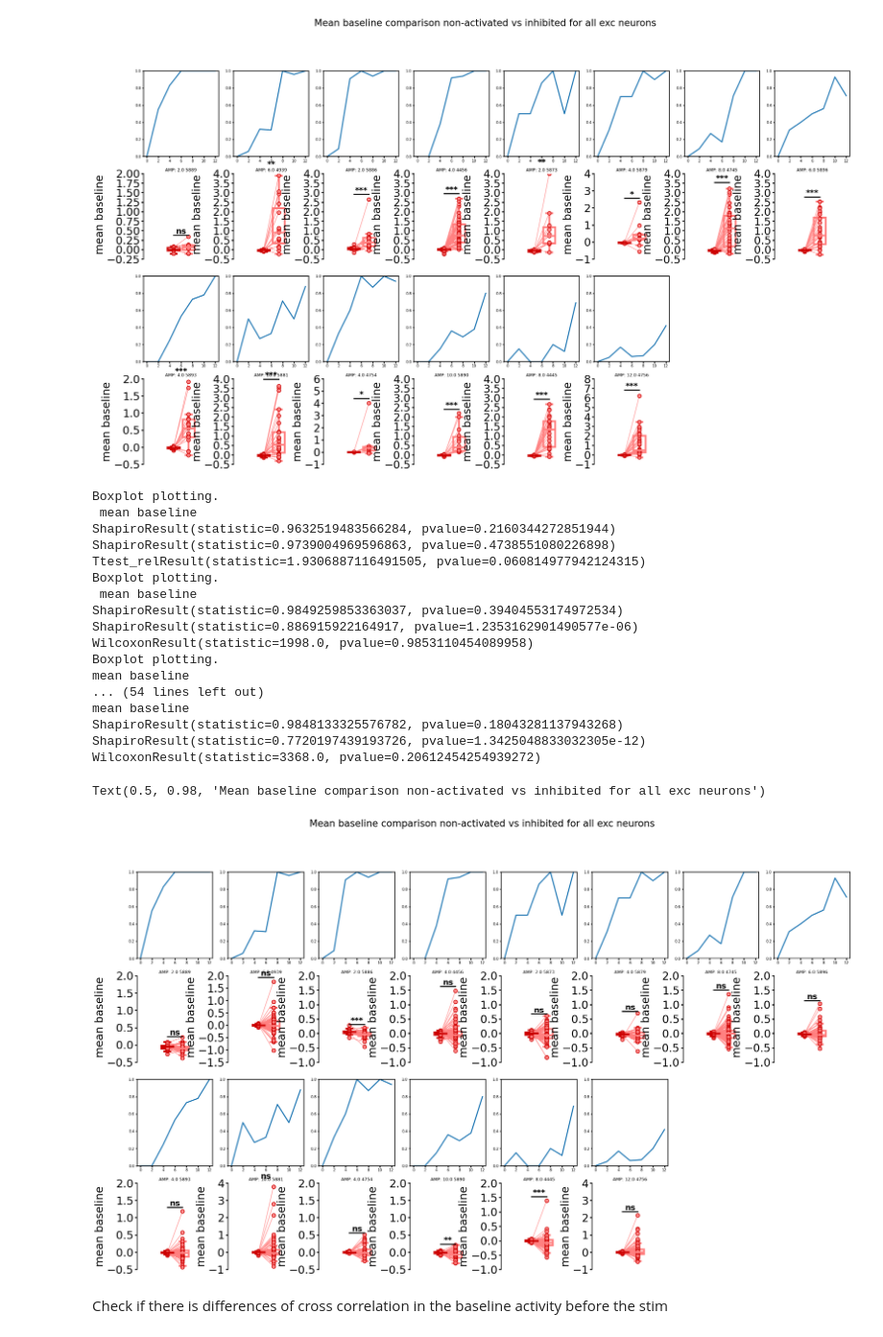
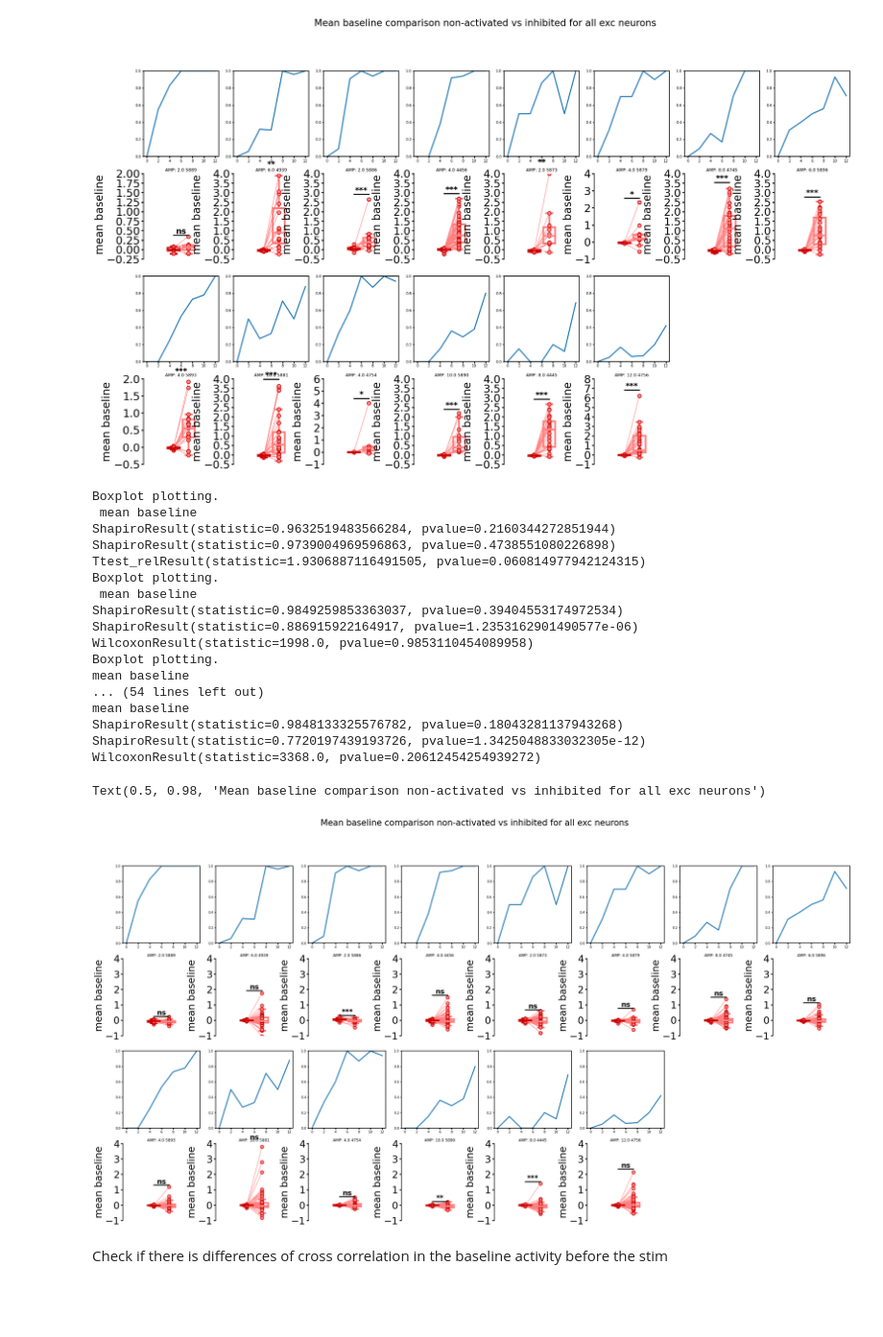
Before and after one commit to OuraniaSem/Percephone, a Jupyter notebook: Figures/baseline&cor.ipynb, the cells around one changed output. Shown at 96% size. Saved outputs shown, nothing was run; the diff lists cells and outputs as text; code cells hidden in the pictures; blank space fills up the shorter version.

```diff
--- a/Figures/baseline&cor.ipynb
+++ b/Figures/baseline&cor.ipynb
@@ -175,7 +175,7 @@ fig, ax = plt.subplots(4, 8, figsize=(35, 20))
 for rec in recs:
         mlr_model, model_name = mlr_m.precise_stim_model(rec)
         rec.mlr(mlr_model, model_name)
-        trace = rec.df_f_exc[rec.mlr_labels_exc["indices_r2"]] # we select only neurons with a significant r2
+        trace = rec.zscore_exc[rec.mlr_labels_exc["indices_r2"]] # we select only neurons with a significant r2
         #  get all the bsl before stim of the corresponding amp stim
         stims_det = rec.stim_time[rec.detected_stim & (rec.stim_ampl == rec.threshold)]
         bsl = trace[:, np.linspace(stims_det - int(1 * rec.sf), stims_det, int(1 * rec.sf), dtype=int)]
@@ -226,12 +226,12 @@ Testing with all inhibitory cells
 # %%
 y, i = 0, 0
 amps = [2, 6, 4, 4, 4, 8, 4, 4, 12, 8, 6, 12, 12]  # manual selection of the threshold amp for each animal from psychometric curves
-fig, ax = plt.subplots(4, 8, figsize=(35, 20))
+fig, ax = plt.subplots(4, 8, figsize=(40, 20))
 
 for rec in recs:
         mlr_model, model_name = mlr_m.precise_stim_model(rec)
         rec.mlr(mlr_model, model_name)
-        trace = rec.df_f_inh
+        trace = rec.zscore_inh
         #  get all the bsl before stim of the corresponding amp stim
         stims_det = rec.stim_time[rec.detected_stim & (rec.stim_ampl == rec.threshold)]
         bsl = trace[:, np.linspace(stims_det - int(1 * rec.sf), stims_det, int(1 * rec.sf), dtype=int)]
@@ -243,11 +243,11 @@ for rec in recs:
         undet_bsl = np.mean(bsl_, axis=1)
         if rec.genotype == "WT":
             pbh.psycho_like_plot(rec, roi_info, ax[0, i])
-            ppt.paired_boxplot(ax[1, i], det_bsl, undet_bsl, " mean baseline", "AMP: " + str(rec.threshold) + " " + str(rec.filename))
+            ppt.paired_boxplot(ax[1, i], det_bsl, undet_bsl, " mean baseline", "AMP: " + str(rec.threshold) + " " + str(rec.filename), ylim= [-1,2])
             i = i + 1
         else:
             pbh.psycho_like_plot(rec, roi_info, ax[2, y])
-            ppt.paired_boxplot(ax[3, y], det_bsl, undet_bsl, "mean baseline", "AMP: " + str(rec.threshold) + " " + str(rec.filename))
+            ppt.paired_boxplot(ax[3, y], det_bsl, undet_bsl, "mean baseline", "AMP: " + str(rec.threshold) + " " + str(rec.filename), ylim= [-1,2])
             y = y + 1
 
 ax[2, 6].set_axis_off()
@@ -280,7 +280,7 @@ Comparison of baseline for all exc neurons in between when it is activated and w
 # %%
 y, i = 0, 0
 amps = [2, 6, 4, 4, 4, 8, 4, 4, 12, 8, 6, 12, 12]  # manual selection of the threshold amp for each animal from psychometric curves
-fig, ax = plt.subplots(4, 8, figsize=(35, 20))
+fig, ax = plt.subplots(4, 8, figsize=(40, 20))
 
 for rec  in recs:
         # rec.responsivity()
@@ -297,11 +297,12 @@ for rec  in recs:
                 nact_bsl.append(np.mean(nact_bsl_n[~np.isnan(nact_bsl_n)]))
         if rec.genotype == "WT":
             pbh.psycho_like_plot(rec, roi_info, ax[0, i])
-            ppt.paired_boxplot(ax[1, i], np.array(act_bsl), np.array(nact_bsl), " mean baseline", "AMP: " + str(rec.threshold) + " " + str(rec.filename))
+            ppt.paired_boxplot(ax[1, i], np.array(act_bsl), np.array(nact_bsl), " mean baseline", "AMP: " + str(rec.threshold) + " " + str(rec.filename),ylim=[-1,6])
             i = i + 1
         else:
             pbh.psycho_like_plot(rec, roi_info, ax[2, y])
-            ppt.paired_boxplot(ax[3, y], np.array(act_bsl), np.array(nact_bsl), "mean baseline", "AMP: " + str(rec.threshold) + " " + str(rec.filename))
+            ppt.paired_boxplot(ax[3, y], np.array(act_bsl), np.array(nact_bsl), "mean baseline", "AMP: " + str(rec.threshold) + " " + str(rec.filename),ylim=[-1,6])
+
             y = y + 1
 
 ax[2, 6].set_axis_off()
@@ -332,7 +333,7 @@ Text(0.5, 0.98, 'Mean baseline comparison active vs inhibited for all exc neuron
 # %%
 y, i = 0, 0
 amps = [2, 6, 4, 4, 4, 8, 4, 4, 12, 8, 6, 12, 12]  # manual selection of the threshold amp for each animal from psychometric curves
-fig, ax = plt.subplots(4, 8, figsize=(35, 20))
+fig, ax = plt.subplots(4, 8, figsize=(40, 20))
 
 for rec in recs:
         # rec.responsivity()
@@ -349,11 +350,11 @@ for rec in recs:
                 nact_bsl.append(np.mean(nact_bsl_n[~np.isnan(nact_bsl_n)]))
         if rec.genotype == "WT":
             pbh.psycho_like_plot(rec, roi_info, ax[0, i])
-            ppt.paired_boxplot(ax[1, i], np.array(act_bsl), np.array(nact_bsl), " mean baseline", "AMP: " + str(rec.threshold) + " " + str(rec.filename))
+            ppt.paired_boxplot(ax[1, i], np.array(act_bsl), np.array(nact_bsl), " mean baseline", "AMP: " + str(rec.threshold) + " " + str(rec.filename),colors=[ppt.wt_color, ppt.light_wt_color])
             i = i + 1
         else:
             pbh.psycho_like_plot(rec, roi_info, ax[2, y])
-            ppt.paired_boxplot(ax[3, y], np.array(act_bsl), np.array(nact_bsl), "mean baseline", "AMP: " + str(rec.threshold) + " " + str(rec.filename))
+            ppt.paired_boxplot(ax[3, y], np.array(act_bsl), np.array(nact_bsl), "mean baseline", "AMP: " + str(rec.threshold) + " " + str(rec.filename),colors=[ppt.wt_color, ppt.light_wt_color])
             y = y + 1
 
 ax[2, 6].set_axis_off()
@@ -384,7 +385,7 @@ Text(0.5, 0.98, 'Mean baseline comparison non-activated vs inhibited for all exc
 # %%
 y, i = 0, 0
 amps = [2, 6, 4, 4, 4, 8, 4, 4, 12, 8, 6, 12, 12]  # manual selection of the threshold amp for each animal from psychometric curves
-fig, ax = plt.subplots(4, 8, figsize=(35, 20))
+fig, ax = plt.subplots(4, 8, figsize=(40, 20))
 
 for rec in recs:
         # rec.responsivity()
@@ -401,38 +402,38 @@ for rec in recs:
                 nact_bsl.append(np.mean(nact_bsl_n[~np.isnan(nact_bsl_n)]))
         if rec.genotype == "WT":
             pbh.psycho_like_plot(rec, roi_info, ax[0, i])
-            ppt.paired_boxplot(ax[1, i], np.array(act_bsl), np.array(nact_bsl), " mean baseline", "AMP: " + str(rec.threshold) + " " + str(rec.filename))
+            ppt.paired_boxplot(ax[1, i], np.array(act_bsl), np.array(nact_bsl), " mean baseline", "AMP: " + str(rec.threshold) + " " + str(rec.filename,),colors=[ppt.wt_color, ppt.light_wt_color], ylim = [-1,4])
             i = i + 1
         else:
             pbh.psycho_like_plot(rec, roi_info, ax[2, y])
-            ppt.paired_boxplot(ax[3, y], np.array(act_bsl), np.array(nact_bsl), "mean baseline", "AMP: " + str(rec.threshold) + " " + str(rec.filename))
+            ppt.paired_boxplot(ax[3, y], np.array(act_bsl), np.array(nact_bsl), "mean baseline", "AMP: " + str(rec.threshold) + " " + str(rec.filename), ylim = [-1,4])
             y = y + 1
 
 ax[2, 6].set_axis_off()
 ax[2, 7].set_axis_off()
 ax[3, 6].set_axis_off()
 ax[3, 7].set_axis_off()
 fig.suptitle('Mean baseline comparison non-activated vs inhibited for all exc neurons', fontsize=26)
 # %% [output]
 Boxplot plotting.
  mean baseline
 ShapiroResult(statistic=0.9632519483566284, pvalue=0.2160344272851944)
 ShapiroResult(statistic=0.9739004969596863, pvalue=0.4738551080226898)
 Ttest_relResult(statistic=1.9306887116491505, pvalue=0.060814977942124315)
 Boxplot plotting.
  mean baseline
 ShapiroResult(statistic=0.9849259853363037, pvalue=0.39404553174972534)
 ShapiroResult(statistic=0.886915922164917, pvalue=1.2353162901490577e-06)
 WilcoxonResult(statistic=1998.0, pvalue=0.9853110454089958)
 Boxplot plotting.
 mean baseline
 ... (54 lines left out)
 mean baseline
 ShapiroResult(statistic=0.9848133325576782, pvalue=0.18043281137943268)
 ShapiroResult(statistic=0.7720197439193726, pvalue=1.3425048833032305e-12)
 WilcoxonResult(statistic=3368.0, pvalue=0.20612454254939272)
 Text(0.5, 0.98, 'Mean baseline comparison non-activated vs inhibited for all exc neurons')
-[figure, old version]
+[figure, new version]
 # %% [markdown]
 Check if there is differences of cross correlation in the baseline activity before the stim
 # %%
```
Also changed, not shown: parts of 6 cells of this notebook.
